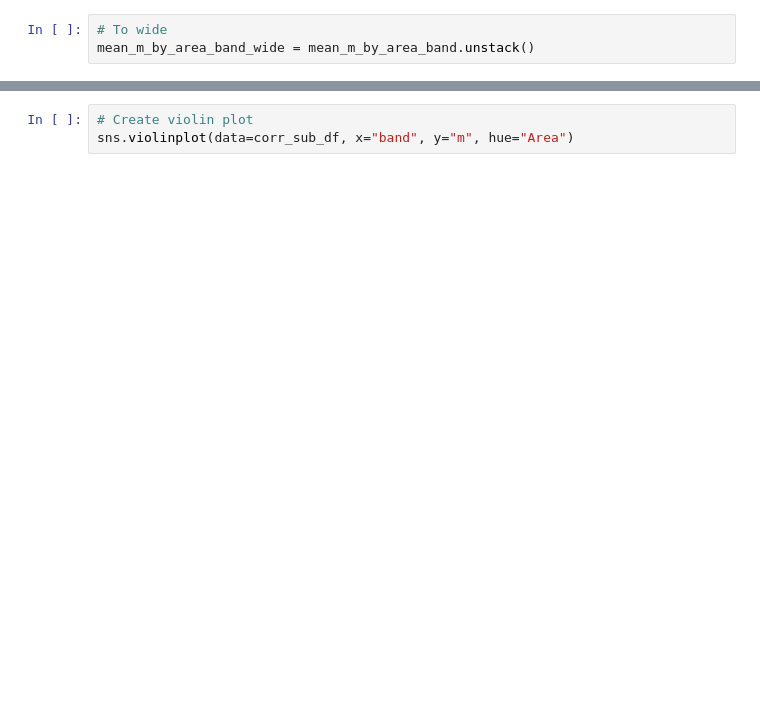
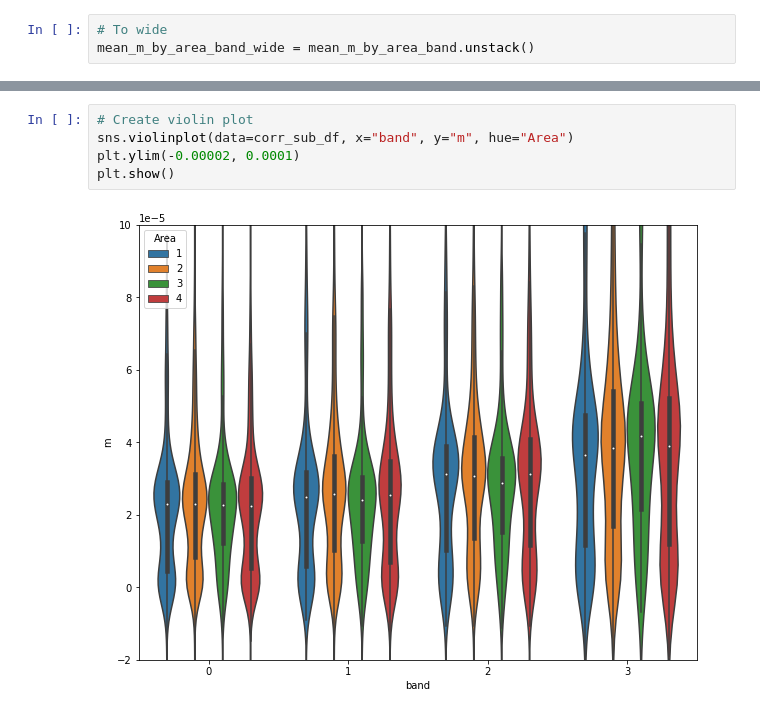
Before and after one commit to EarthObservation/satimagets, a Jupyter notebook: Analyse PS S2 correlations.ipynb, the cells around one changed output, grey strips where cells are left out. Cells and saved outputs as stored; diff of their text form; blank space fills up the shorter version.

```diff
--- a/Analyse PS S2 correlations.ipynb
+++ b/Analyse PS S2 correlations.ipynb
@@ -222,3 +338,7 @@ ax.legend().set_visible(False)
 # %%
 # Create violin plot
 sns.violinplot(data=corr_sub_df, x="band", y="m", hue="Area")
+plt.ylim(-0.00002, 0.0001)
+plt.show()
+# %% [output]
+[figure, added]
```
Also changed, not shown: parts of 24 cells of this notebook.
